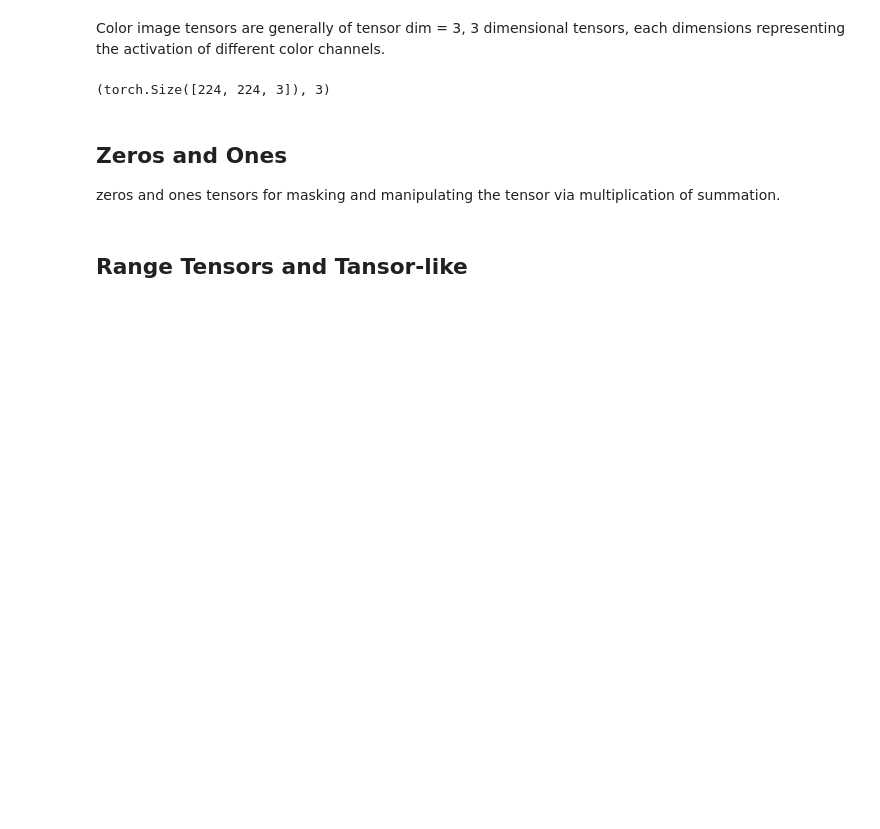
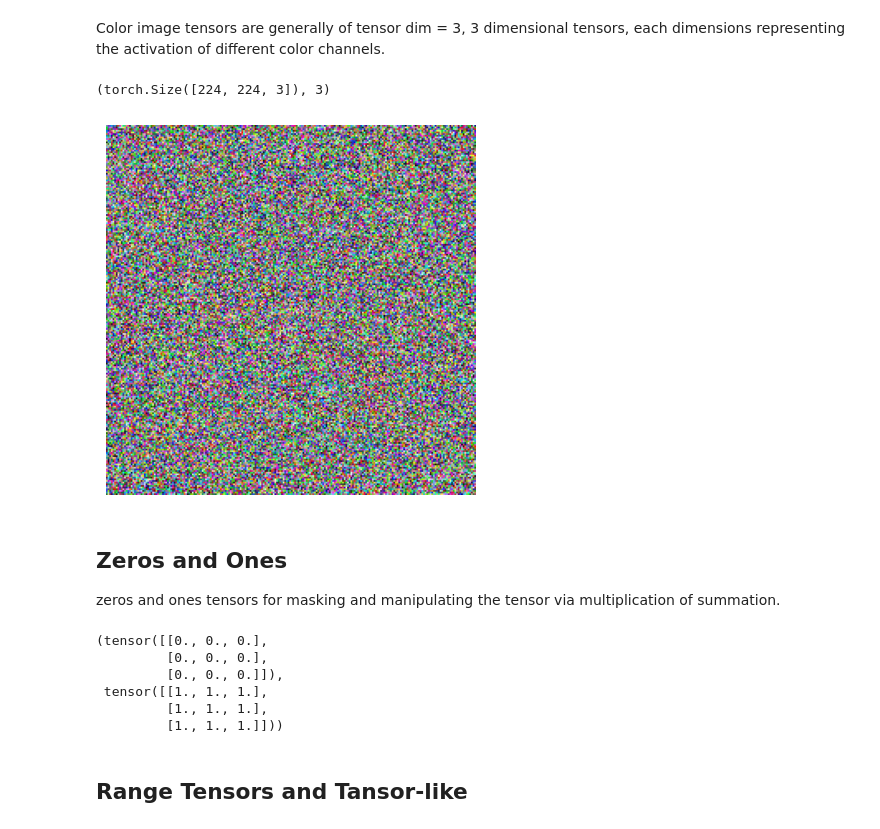
Before and after one commit to jaychotaliya987/Lecture, a Jupyter notebook: 1.Fundamentals.ipynb, the cells around one changed output. Saved outputs shown, nothing was run; the diff lists cells and outputs as text; code cells hidden in the pictures; blank space fills up the shorter version.

```diff
--- a/1.Fundamentals.ipynb
+++ b/1.Fundamentals.ipynb
@@ -85,12 +89,28 @@ random_image_tensor = torch.rand( size = (224, 224, 3))
 random_image_tensor.shape, random_image_tensor.ndim
 # %% [output]
 (torch.Size([224, 224, 3]), 3)
+# %%
+fig, ax = plt.subplots()
+ax.imshow(random_image_tensor)
+ax.axis('off')
+plt.show()
+# %% [output]
+[figure, added]
 # %% [markdown]
 ## Zeros and Ones
 zeros and ones tensors for masking and manipulating the tensor via multiplication of summation.
 # %%
 zeros = torch.zeros(3, 3) #? 3x3 matrix of zeros
 ones = torch.ones(3, 3) #? 3x3 matrix of ones
+# %%
+zeros, ones
+# %% [output]
+(tensor([[0., 0., 0.],
+         [0., 0., 0.],
+         [0., 0., 0.]]),
+ tensor([[1., 1., 1.],
+         [1., 1., 1.],
+         [1., 1., 1.]]))
 # %% [markdown]
 ## Range Tensors and Tansor-like
 # %%
```
Also changed, not shown: parts of 3 cells of this notebook, 5 other files.
